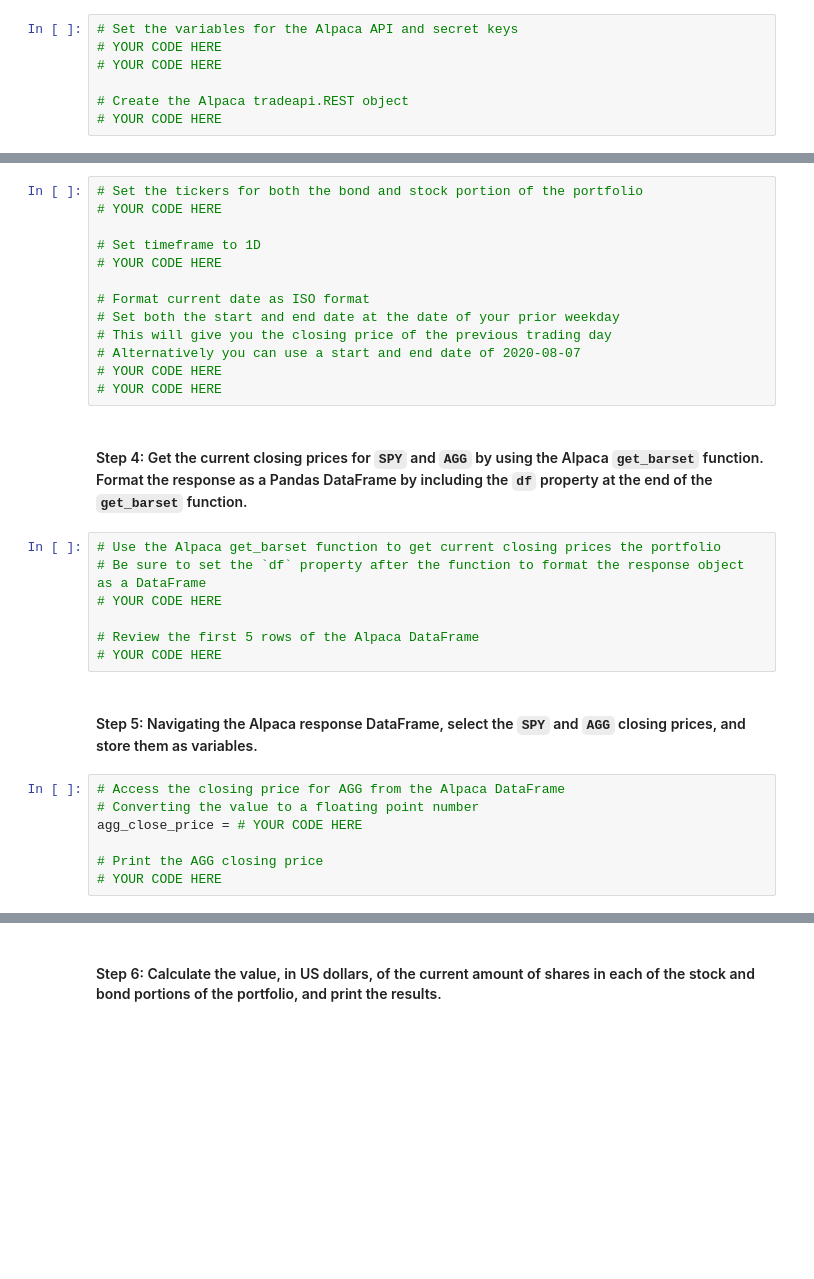
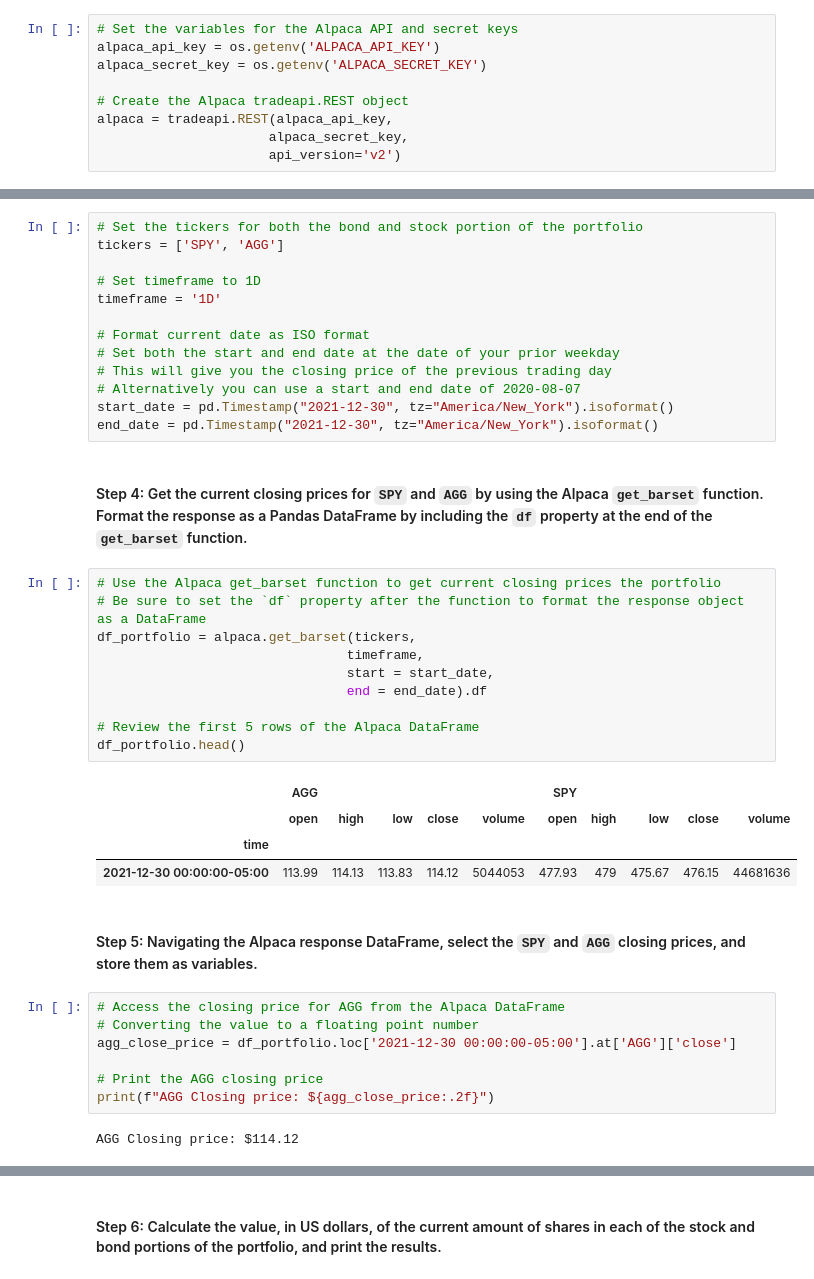
Before and after one commit to sububer/financial_planner, a Jupyter notebook: financial_planning_tools.ipynb, the cells around one changed output, grey strips where cells are left out. Saved outputs shown, nothing was run; the diff lists cells and outputs as text; blank space fills up the shorter version.

Commit message:
stocks, bonds values, total portfolio value

```diff
--- a/financial_planning_tools.ipynb
+++ b/financial_planning_tools.ipynb
@@ -187,11 +187,13 @@ agg_shares = 200
 #### Step 2: Set the variables for the Alpaca API and secret keys. Using the Alpaca SDK, create the Alpaca `tradeapi.REST` object. In this object, include the parameters for the Alpaca API key, the secret key, and the version number.
 # %%
 # Set the variables for the Alpaca API and secret keys
-# YOUR CODE HERE
-# YOUR CODE HERE
+alpaca_api_key = os.getenv('ALPACA_API_KEY')
+alpaca_secret_key = os.getenv('ALPACA_SECRET_KEY')
 
 # Create the Alpaca tradeapi.REST object
-# YOUR CODE HERE
+alpaca = tradeapi.REST(alpaca_api_key,
+                      alpaca_secret_key,
+                      api_version='v2')
 # %% [markdown]
 #### Step 3: Set the following parameters for the Alpaca API call:
 
@@ -202,35 +204,45 @@ agg_shares = 200
 - `start_date` and `end_date`: Use the same date for these parameters, and format them with the date of the previous weekday (or `2020-08-07`). This is because you want the one closing price for the most-recent trading day.
 # %%
 # Set the tickers for both the bond and stock portion of the portfolio
-# YOUR CODE HERE
+tickers = ['SPY', 'AGG']
 
 # Set timeframe to 1D
-# YOUR CODE HERE
+timeframe = '1D'
 
 # Format current date as ISO format
 # Set both the start and end date at the date of your prior weekday
 # This will give you the closing price of the previous trading day
 # Alternatively you can use a start and end date of 2020-08-07
-# YOUR CODE HERE
-# YOUR CODE HERE
+start_date = pd.Timestamp("2021-12-30", tz="America/New_York").isoformat()
+end_date = pd.Timestamp("2021-12-30", tz="America/New_York").isoformat()
 # %% [markdown]
 #### Step 4: Get the current closing prices for `SPY` and `AGG` by using the Alpaca `get_barset` function. Format the response as a Pandas DataFrame by including the `df` property at the end of the `get_barset` function.
 # %%
 # Use the Alpaca get_barset function to get current closing prices the portfolio
 # Be sure to set the `df` property after the function to format the response object as a DataFrame
-# YOUR CODE HERE
+df_portfolio = alpaca.get_barset(tickers,
+                                timeframe,
+                                start = start_date,
+                                end = end_date).df
 
 # Review the first 5 rows of the Alpaca DataFrame
-# YOUR CODE HERE
+df_portfolio.head()
+# %% [output]
+|  | AGG |  |  |  |  | SPY |  |  |  |  |
+|  | open | high | low | close | volume | open | high | low | close | volume |
+| time |  |  |  |  |  |  |  |  |  |  |
+| 2021-12-30 00:00:00-05:00 | 113.99 | 114.13 | 113.83 | 114.12 | 5044053 | 477.93 | 479 | 475.67 | 476.15 | 44681636 |
 # %% [markdown]
 #### Step 5: Navigating the Alpaca response DataFrame, select the `SPY` and `AGG` closing prices, and store them as variables.
 # %%
 # Access the closing price for AGG from the Alpaca DataFrame
 # Converting the value to a floating point number
-agg_close_price = # YOUR CODE HERE
+agg_close_price = df_portfolio.loc['2021-12-30 00:00:00-05:00'].at['AGG']['close']
 
 # Print the AGG closing price
-# YOUR CODE HERE
+print(f"AGG Closing price: ${agg_close_price:.2f}")
+# %% [output]
+AGG Closing price: $114.12
 # %%
 # Access the closing price for SPY from the Alpaca DataFrame
 # Converting the value to a floating point number
```
Also changed, not shown: parts of 5 cells of this notebook.
